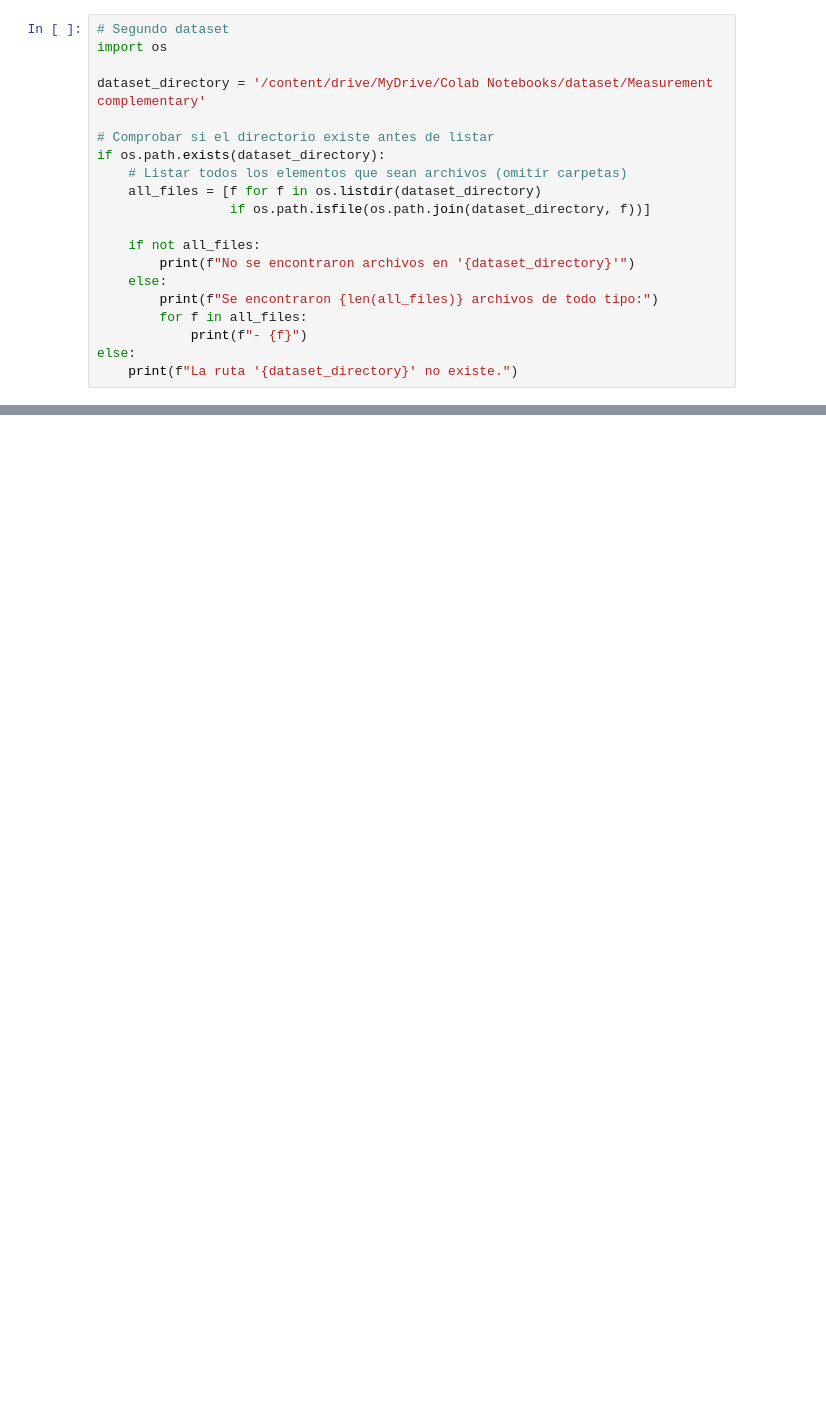
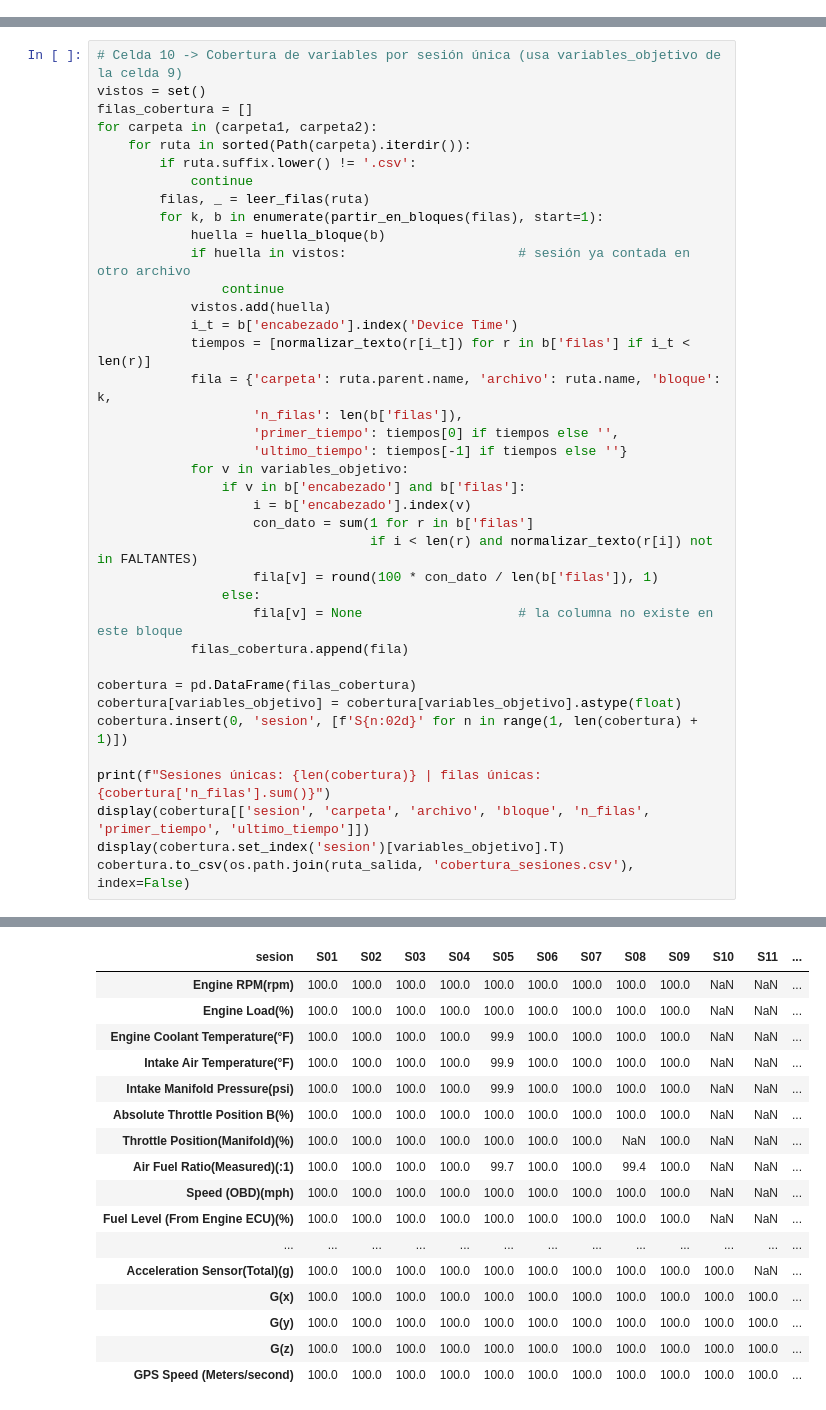
Before and after one commit to AlfCR/dnn-estadia, a Jupyter notebook: dnn_estadia_ACP.ipynb, the cells around one changed output, grey strips where cells are left out. Drawn from its saved outputs; the diff is of its cells as text; blank space fills up the shorter version.

```diff
--- a/dnn_estadia_ACP.ipynb
+++ b/dnn_estadia_ACP.ipynb
@@ -87,20 +2,0 @@ Se encontraron 6 archivos de todo tipo:
-# %%
-# Segundo dataset
-import os
-
-dataset_directory = '/content/drive/MyDrive/Colab Notebooks/dataset/Measurement complementary'
-
-# Comprobar si el directorio existe antes de listar
-if os.path.exists(dataset_directory):
-    # Listar todos los elementos que sean archivos (omitir carpetas)
-    all_files = [f for f in os.listdir(dataset_directory)
-                 if os.path.isfile(os.path.join(dataset_directory, f))]
-
-    if not all_files:
-        print(f"No se encontraron archivos en '{dataset_directory}'")
-    else:
-        print(f"Se encontraron {len(all_files)} archivos de todo tipo:")
-        for f in all_files:
-            print(f"- {f}")
-else:
-    print(f"La ruta '{dataset_directory}' no existe.")
@@ -345,0 +505,39 @@ ok G(z)
+# %%
+# Celda 10 -> Cobertura de variables por sesión única (usa variables_objetivo de la celda 9)
+vistos = set()
+filas_cobertura = []
+for carpeta in (carpeta1, carpeta2):
+    for ruta in sorted(Path(carpeta).iterdir()):
+        if ruta.suffix.lower() != '.csv':
+            continue
+        filas, _ = leer_filas(ruta)
+        for k, b in enumerate(partir_en_bloques(filas), start=1):
+            huella = huella_bloque(b)
+            if huella in vistos:                      # sesión ya contada en otro archivo
+                continue
+            vistos.add(huella)
+            i_t = b['encabezado'].index('Device Time')
+            tiempos = [normalizar_texto(r[i_t]) for r in b['filas'] if i_t < len(r)]
+            fila = {'carpeta': ruta.parent.name, 'archivo': ruta.name, 'bloque': k,
+                    'n_filas': len(b['filas']),
+                    'primer_tiempo': tiempos[0] if tiempos else '',
+                    'ultimo_tiempo': tiempos[-1] if tiempos else ''}
+            for v in variables_objetivo:
+                if v in b['encabezado'] and b['filas']:
+                    i = b['encabezado'].index(v)
+                    con_dato = sum(1 for r in b['filas']
+                                   if i < len(r) and normalizar_texto(r[i]) not in FALTANTES)
+                    fila[v] = round(100 * con_dato / len(b['filas']), 1)
+                else:
+                    fila[v] = None                    # la columna no existe en este bloque
+            filas_cobertura.append(fila)
+
+cobertura = pd.DataFrame(filas_cobertura)
+cobertura[variables_objetivo] = cobertura[variables_objetivo].astype(float)
+cobertura.insert(0, 'sesion', [f'S{n:02d}' for n in range(1, len(cobertura) + 1)])
+
+print(f"Sesiones únicas: {len(cobertura)} | filas únicas: {cobertura['n_filas'].sum()}")
+display(cobertura[['sesion', 'carpeta', 'archivo', 'bloque', 'n_filas', 'primer_tiempo', 'ultimo_tiempo']])
+display(cobertura.set_index('sesion')[variables_objetivo].T)
+cobertura.to_csv(os.path.join(ruta_salida, 'cobertura_sesiones.csv'), index=False)
+# %% [output]
@@ -345,0 +562,17 @@ ok G(z)
+| sesion | S01 | S02 | S03 | S04 | S05 | S06 | S07 | S08 | S09 | S10 | S11 | ... |
+| Engine RPM(rpm) | 100.0 | 100.0 | 100.0 | 100.0 | 100.0 | 100.0 | 100.0 | 100.0 | 100.0 | NaN | NaN | ... |
+| Engine Load(%) | 100.0 | 100.0 | 100.0 | 100.0 | 100.0 | 100.0 | 100.0 | 100.0 | 100.0 | NaN | NaN | ... |
+| Engine Coolant Temperature(°F) | 100.0 | 100.0 | 100.0 | 100.0 | 99.9 | 100.0 | 100.0 | 100.0 | 100.0 | NaN | NaN | ... |
+| Intake Air Temperature(°F) | 100.0 | 100.0 | 100.0 | 100.0 | 99.9 | 100.0 | 100.0 | 100.0 | 100.0 | NaN | NaN | ... |
+| Intake Manifold Pressure(psi) | 100.0 | 100.0 | 100.0 | 100.0 | 99.9 | 100.0 | 100.0 | 100.0 | 100.0 | NaN | NaN | ... |
+| Absolute Throttle Position B(%) | 100.0 | 100.0 | 100.0 | 100.0 | 100.0 | 100.0 | 100.0 | 100.0 | 100.0 | NaN | NaN | ... |
+| Throttle Position(Manifold)(%) | 100.0 | 100.0 | 100.0 | 100.0 | 100.0 | 100.0 | 100.0 | NaN | 100.0 | NaN | NaN | ... |
+| Air Fuel Ratio(Measured)(:1) | 100.0 | 100.0 | 100.0 | 100.0 | 99.7 | 100.0 | 100.0 | 99.4 | 100.0 | NaN | NaN | ... |
+| Speed (OBD)(mph) | 100.0 | 100.0 | 100.0 | 100.0 | 100.0 | 100.0 | 100.0 | 100.0 | 100.0 | NaN | NaN | ... |
+| Fuel Level (From Engine ECU)(%) | 100.0 | 100.0 | 100.0 | 100.0 | 100.0 | 100.0 | 100.0 | 100.0 | 100.0 | NaN | NaN | ... |
+| ... | ... | ... | ... | ... | ... | ... | ... | ... | ... | ... | ... | ... |
+| Acceleration Sensor(Total)(g) | 100.0 | 100.0 | 100.0 | 100.0 | 100.0 | 100.0 | 100.0 | 100.0 | 100.0 | 100.0 | NaN | ... |
+| G(x) | 100.0 | 100.0 | 100.0 | 100.0 | 100.0 | 100.0 | 100.0 | 100.0 | 100.0 | 100.0 | 100.0 | ... |
+| G(y) | 100.0 | 100.0 | 100.0 | 100.0 | 100.0 | 100.0 | 100.0 | 100.0 | 100.0 | 100.0 | 100.0 | ... |
+| G(z) | 100.0 | 100.0 | 100.0 | 100.0 | 100.0 | 100.0 | 100.0 | 100.0 | 100.0 | 100.0 | 100.0 | ... |
+| GPS Speed (Meters/second) | 100.0 | 100.0 | 100.0 | 100.0 | 100.0 | 100.0 | 100.0 | 100.0 | 100.0 | 100.0 | 100.0 | ... |
```
Also changed, not shown: parts of 46 cells of this notebook.
